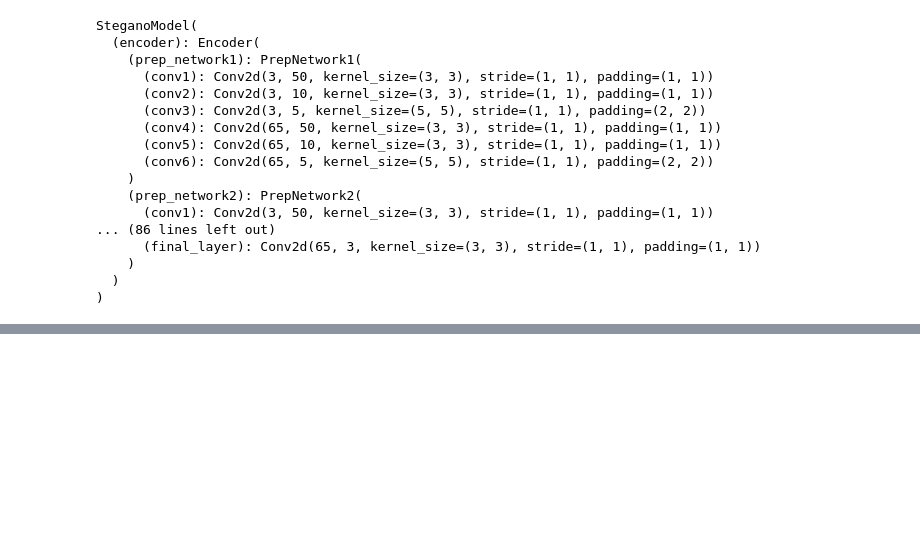
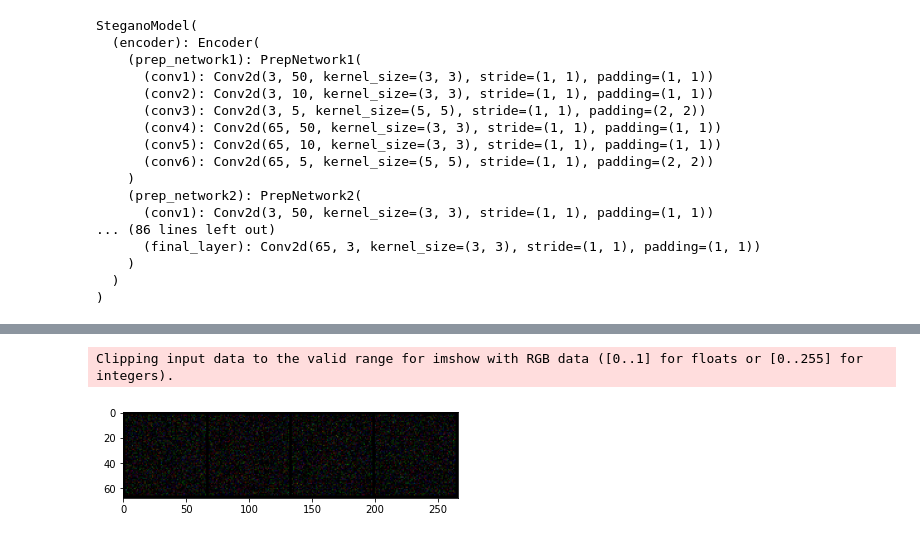
Before and after one commit to m607stars/MultiImageSteganography, a Jupyter notebook: MultiImageSteganography.ipynb, the cells around one changed output, grey strips where cells are left out. Drawn from its saved outputs; the diff is of its cells as text; code cells hidden in the pictures; blank space fills up the shorter version.

Commit message:
Added output plot

```diff
--- a/MultiImageSteganography.ipynb
+++ b/MultiImageSteganography.ipynb
@@ -477,7 +477,7 @@ training_csv_path = os.path.join(dataset_path,train_csv)
 validation_csv_path = os.path.join(dataset_path,valid_csv)
 
 training_dataset = SteganoDataset(training_csv_path,transformations['train_transforms'],'train')
-valid_dataset = SteganoDataset(validation_csv_path,transformations['valid_transforms'],'validation')
+valid_dataset = SteganoDataset(validation_csv_path,transformations['valid_transforms'],'valid')
 
 train_data_loader = torch.utils.data.DataLoader(training_dataset,
                                                 batch_size = TRAIN_BATCH_SIZE,
@@ -567,3 +567,3 @@ def train(model,epochs,optimizer,criterion,learning_rate,training_iterator,valid
 # %%
-model, training_loss_list, valid_loss_list = train(model,EPOCHS,optimizer,criterion,LEARNING_RATE,train_data_loader,valid_data_loader)
+model, training_loss_list = train(model,EPOCHS,optimizer,criterion,LEARNING_RATE,train_data_loader,valid_data_loader)
 # %% [output]
@@ -583,22 +601,39 @@ def predict(model,iterator):
     secret_image_3 = predict_dict['secret_image_3']
     secret_image_3 = secret_image_3.to(device)
 
+    model.eval()
+
     hidden_image,reveal_image_1,reveal_image_2,reveal_image_3 = model(cover_image,
                                                                  secret_image_1,
                                                                  secret_image_2,
                                                                  secret_image_3)
 
-    hidden_image = hidden_image * 255
+    hidden_image = hidden_image
     reveal_image_1 = reveal_image_1 * 255
     reveal_image_2 = reveal_image_2 * 255
     reveal_image_3 = reveal_image_3 * 255
 
-    hidden_image_grid = torchvision.utils.make_grid(hidden_image,nrows=4)
-    reveal_image_1_grid = torchvision.utils.make_grid(reveal_image_1,nrows=4)
-    reveal_image_2_grid = torchvision.utils.make_grid(reveal_image_2,nrows=4)
-    reveal_image_3_grid = torchvision.utils.make_grid(reveal_image_3,nrows=4)
+    hidden_image = hidden_image.to(torch.device('cpu'))
+    reveal_image_1 = reveal_image_1.to(torch.device('cpu'))
+    reveal_image_2 = reveal_image_2.to(torch.device('cpu'))
+    reveal_image_3 = reveal_image_3.to(torch.device('cpu'))
+
+
+    reveal_image_1 = reveal_image_1.detach()
+    reveal_image_2 = reveal_image_2.detach()
+    reveal_image_3 = reveal_image_3.detach()
+
+    hidden_image_grid = torchvision.utils.make_grid(hidden_image,nrow=4)
+    reveal_image_1_grid = torchvision.utils.make_grid(reveal_image_1,nrow=4)
+    reveal_image_2_grid = torchvision.utils.make_grid(reveal_image_2,nrow=4)
+    reveal_image_3_grid = torchvision.utils.make_grid(reveal_image_3,nrow=4)
 
     plt.imshow(hidden_image_grid.permute(1,2,0))
-    plt.imshow(reveal_image_1_grid.permute(1,2,0))
-    plt.imshow(reveal_image_2_grid.permute(1,2,0))
-    plt.imshow(reveal_image_3_grid.permute(1,2,0))
+#     plt.imshow(reveal_image_1_grid.permute(1,2,0))
+#     plt.imshow(reveal_image_2_grid.permute(1,2,0))
+#     plt.imshow(reveal_image_3_grid.permute(1,2,0))
+# %%
+predict(model,valid_data_loader)
+# %% [output]
+Clipping input data to the valid range for imshow with RGB data ([0..1] for floats or [0..255] for integers).
+[figure, added]
```
Also changed, not shown: parts of 4 cells of this notebook, 1 other file.
